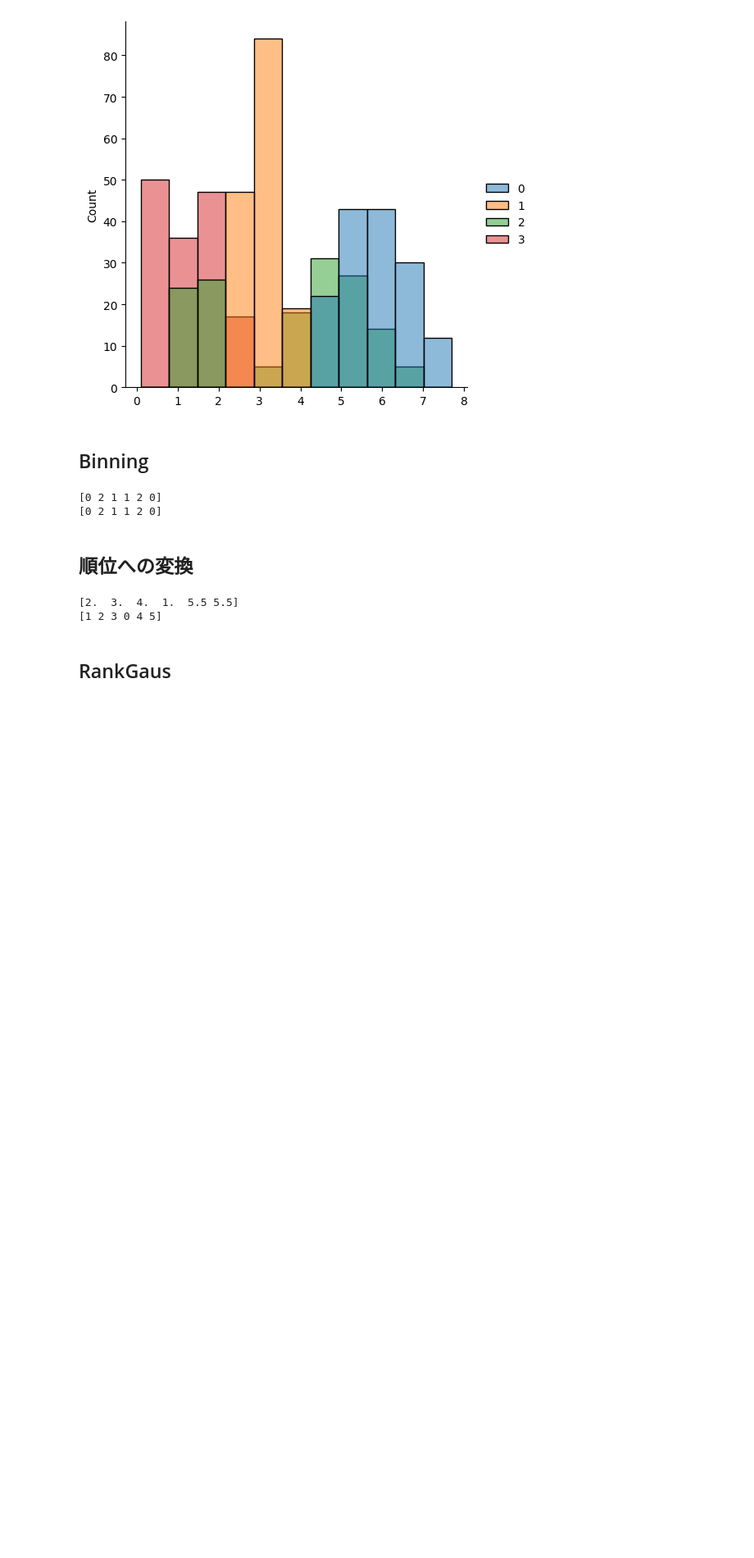
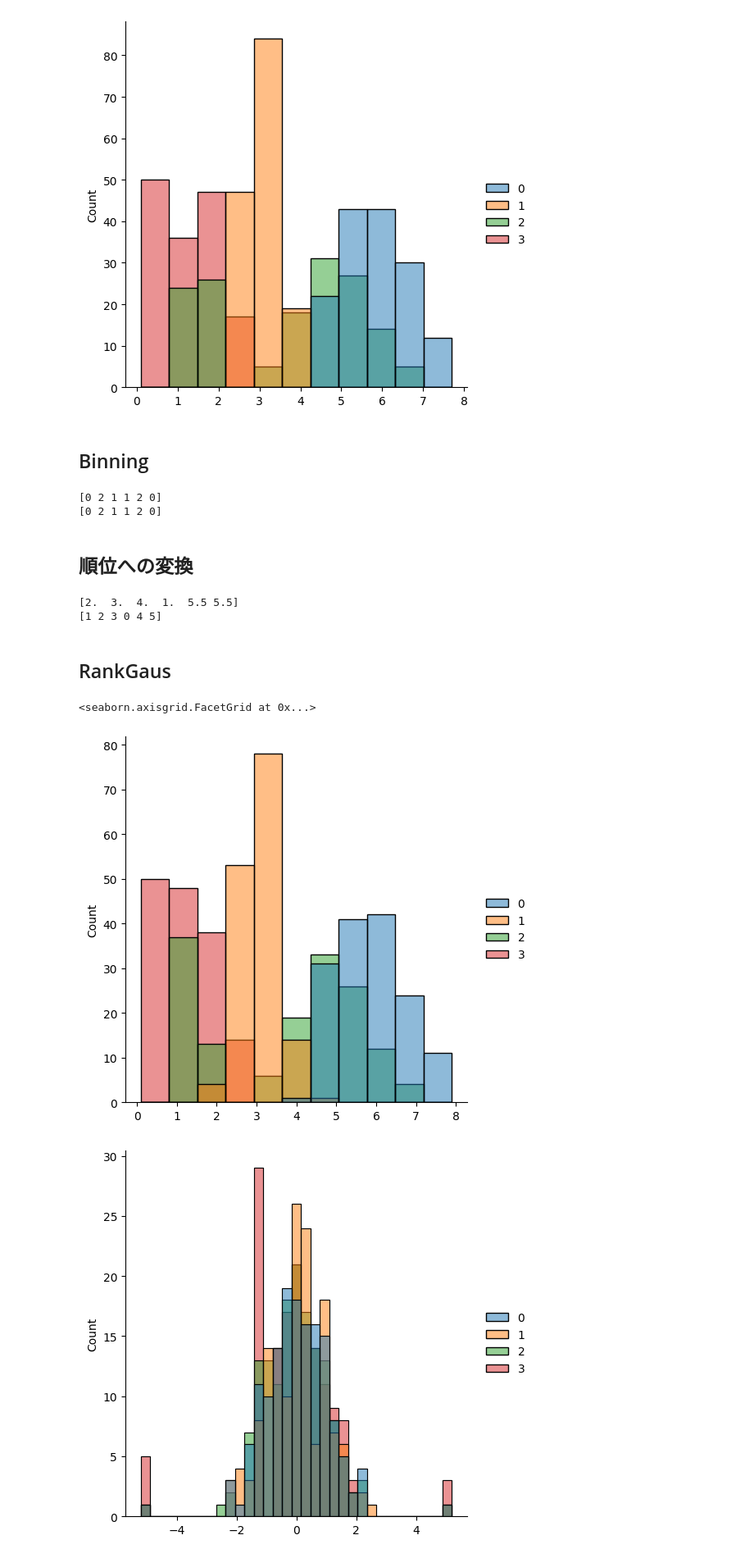
Before and after one commit to kotaYkw/docker-python, a Jupyter notebook: opt/numerical_transformation.ipynb, the cells around one changed output. Shown at 82% size. Cells and saved outputs as stored; diff of their text form; code cells hidden in the pictures; blank space fills up the shorter version.

```diff
--- a/opt/numerical_transformation.ipynb
+++ b/opt/numerical_transformation.ipynb
@@ -112,7 +112,14 @@ print(rank)
 # %%
 from sklearn.preprocessing import QuantileTransformer
 
 transformer = QuantileTransformer(n_quantiles=100, random_state=0, output_distribution='normal')
 transformer.fit(train)
 
 train_rg = transformer.transform(train)
+
+sns.displot(train)
+sns.displot(train_rg)
+# %% [output]
+<seaborn.axisgrid.FacetGrid at 0x...>
+[figure, added]
+[figure, added]
```
Also changed, not shown: 1 other file.
